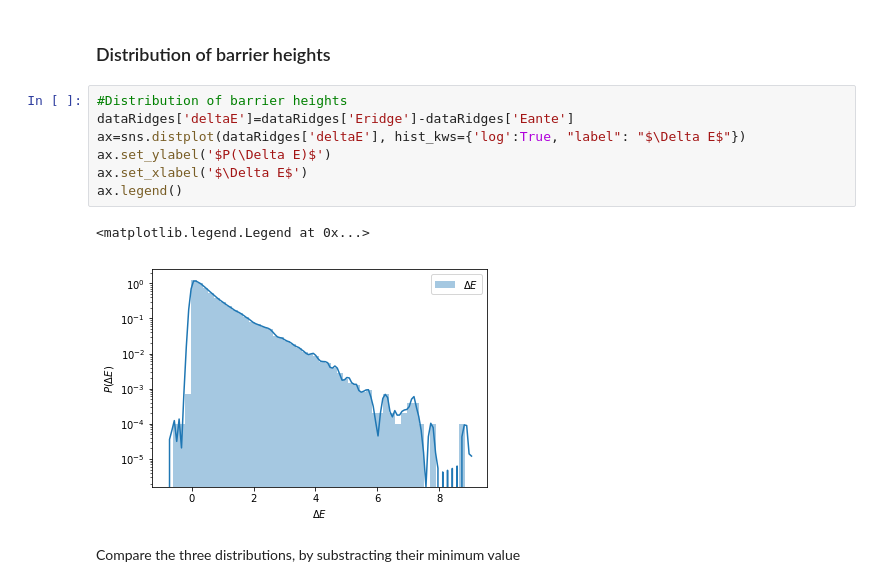
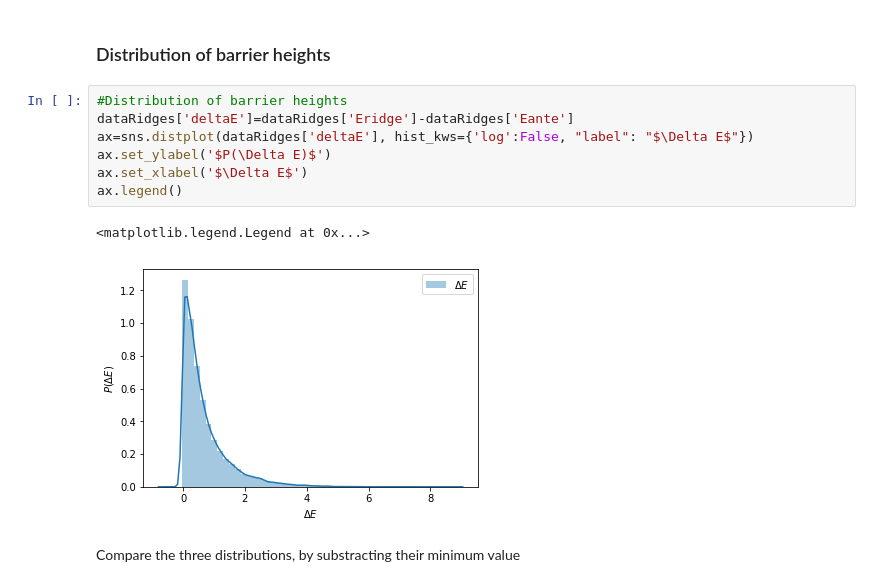
Before and after one commit to mbaityje/STRUCTURAL-GLASS, a Jupyter notebook: THERMALIZE/progs/AnalyzeRidges.ipynb, the cells around one changed output. Cells and saved outputs as stored; diff of their text form.

```diff
--- a/THERMALIZE/progs/AnalyzeRidges.ipynb
+++ b/THERMALIZE/progs/AnalyzeRidges.ipynb
@@ -105,13 +105,13 @@ ax.legend()
 # %%
 #Distribution of barrier heights
 dataRidges['deltaE']=dataRidges['Eridge']-dataRidges['Eante']
-ax=sns.distplot(dataRidges['deltaE'], hist_kws={'log':True, "label": "$\Delta E$"})
+ax=sns.distplot(dataRidges['deltaE'], hist_kws={'log':False, "label": "$\Delta E$"})
 ax.set_ylabel('$P(\Delta E)$')
 ax.set_xlabel('$\Delta E$')
 ax.legend()
 # %% [output]
 <matplotlib.legend.Legend at 0x...>
-[figure, old version]
+[figure, new version]
 # %% [markdown]
 Compare the three distributions, by substracting their minimum value
 # %%
```
Also changed, not shown: parts of 2 cells of this notebook, 3 other files.
